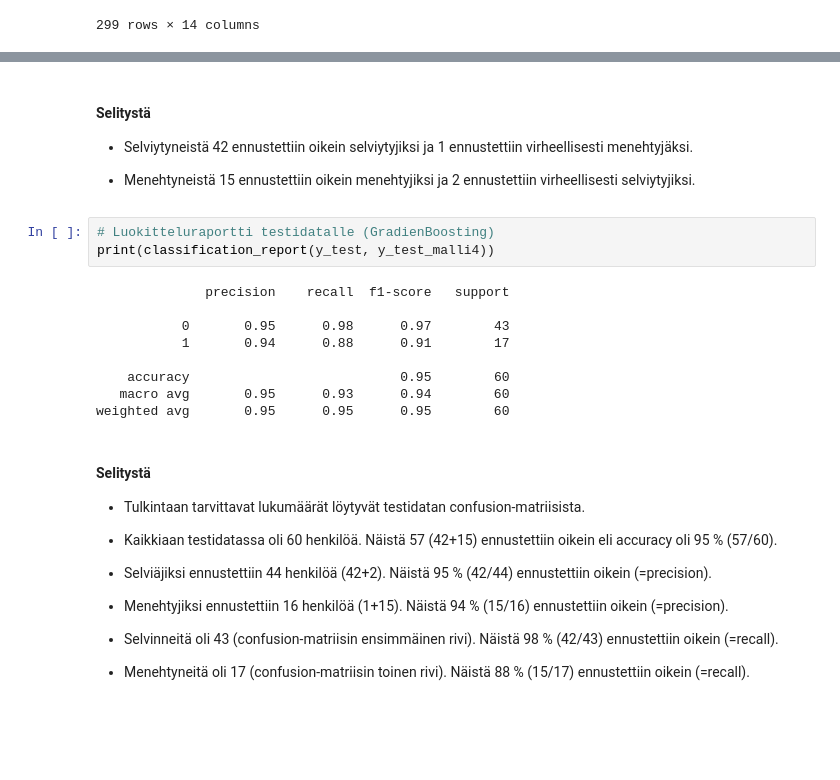
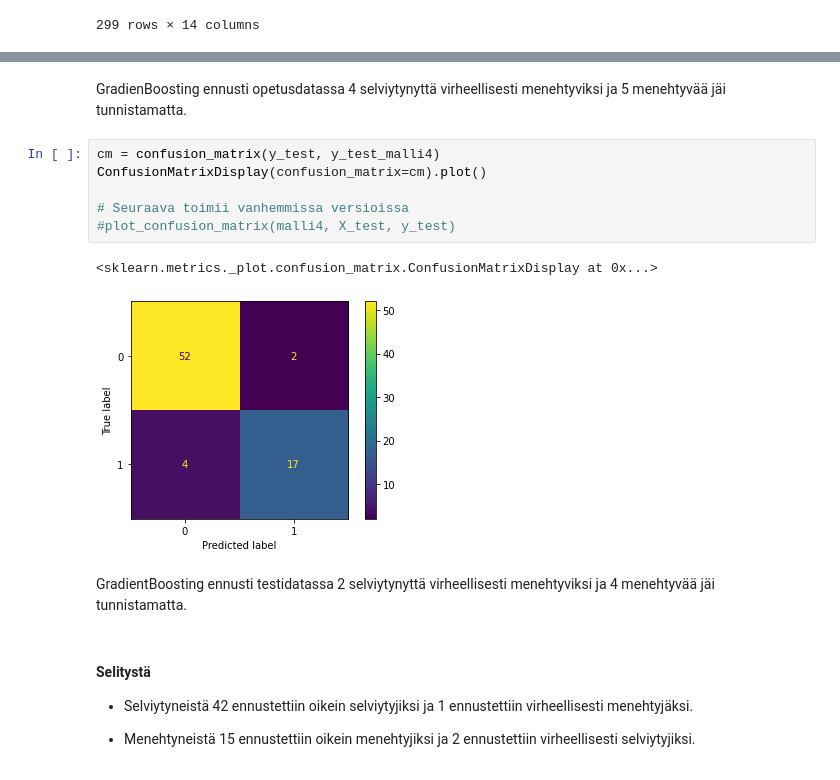
Before and after one commit to taanila/koneoppiminen, a Jupyter notebook: heart.ipynb, the cells around one changed output, grey strips where cells are left out. Drawn from its saved outputs; the diff is of its cells as text; blank space fills up the shorter version.

```diff
--- a/heart.ipynb
+++ b/heart.ipynb
@@ -168,32 +194,19 @@ plot_confusion_matrix(malli4, X_test, y_test)
+# %% [markdown]
+GradienBoosting ennusti opetusdatassa 4 selviytynyttä virheellisesti menehtyviksi ja 5 menehtyvää jäi tunnistamatta.
+# %%
+cm = confusion_matrix(y_test, y_test_malli4)
+ConfusionMatrixDisplay(confusion_matrix=cm).plot()
+
+# Seuraava toimii vanhemmissa versioissa
+#plot_confusion_matrix(malli4, X_test, y_test)
+# %% [output]
+<sklearn.metrics._plot.confusion_matrix.ConfusionMatrixDisplay at 0x...>
+[figure, added]
+# %% [markdown]
+GradientBoosting ennusti testidatassa 2 selviytynyttä virheellisesti menehtyviksi ja 4 menehtyvää jäi tunnistamatta.
 # %% [markdown]
 #### Selitystä
 
 * Selviytyneistä 42 ennustettiin oikein selviytyjiksi ja 1 ennustettiin virheellisesti menehtyjäksi.
 
 * Menehtyneistä 15 ennustettiin oikein menehtyjiksi ja 2 ennustettiin virheellisesti selviytyjiksi.
-# %%
-# Luokitteluraportti testidatalle (GradienBoosting)
-print(classification_report(y_test, y_test_malli4))
-# %% [output]
-              precision    recall  f1-score   support
-
-           0       0.95      0.98      0.97        43
-           1       0.94      0.88      0.91        17
-
-    accuracy                           0.95        60
-   macro avg       0.95      0.93      0.94        60
-weighted avg       0.95      0.95      0.95        60
-# %% [markdown]
-#### Selitystä
-
-* Tulkintaan tarvittavat lukumäärät löytyvät testidatan confusion-matriisista.
-
-* Kaikkiaan testidatassa oli 60 henkilöä. Näistä 57 (42+15) ennustettiin oikein eli accuracy oli 95 % (57/60).
-
-* Selviäjiksi ennustettiin 44 henkilöä (42+2). Näistä 95 % (42/44) ennustettiin oikein (=precision).
-
-* Menehtyjiksi ennustettiin 16 henkilöä (1+15). Näistä 94 % (15/16) ennustettiin oikein (=precision).
-
-* Selvinneitä oli 43 (confusion-matriisin ensimmäinen rivi). Näistä 98 % (42/43) ennustettiin oikein (=recall).
-
-* Menehtyneitä oli 17 (confusion-matriisin toinen rivi). Näistä 88 % (15/17) ennustettiin oikein (=recall).
```
Also changed, not shown: parts of 32 cells of this notebook.
